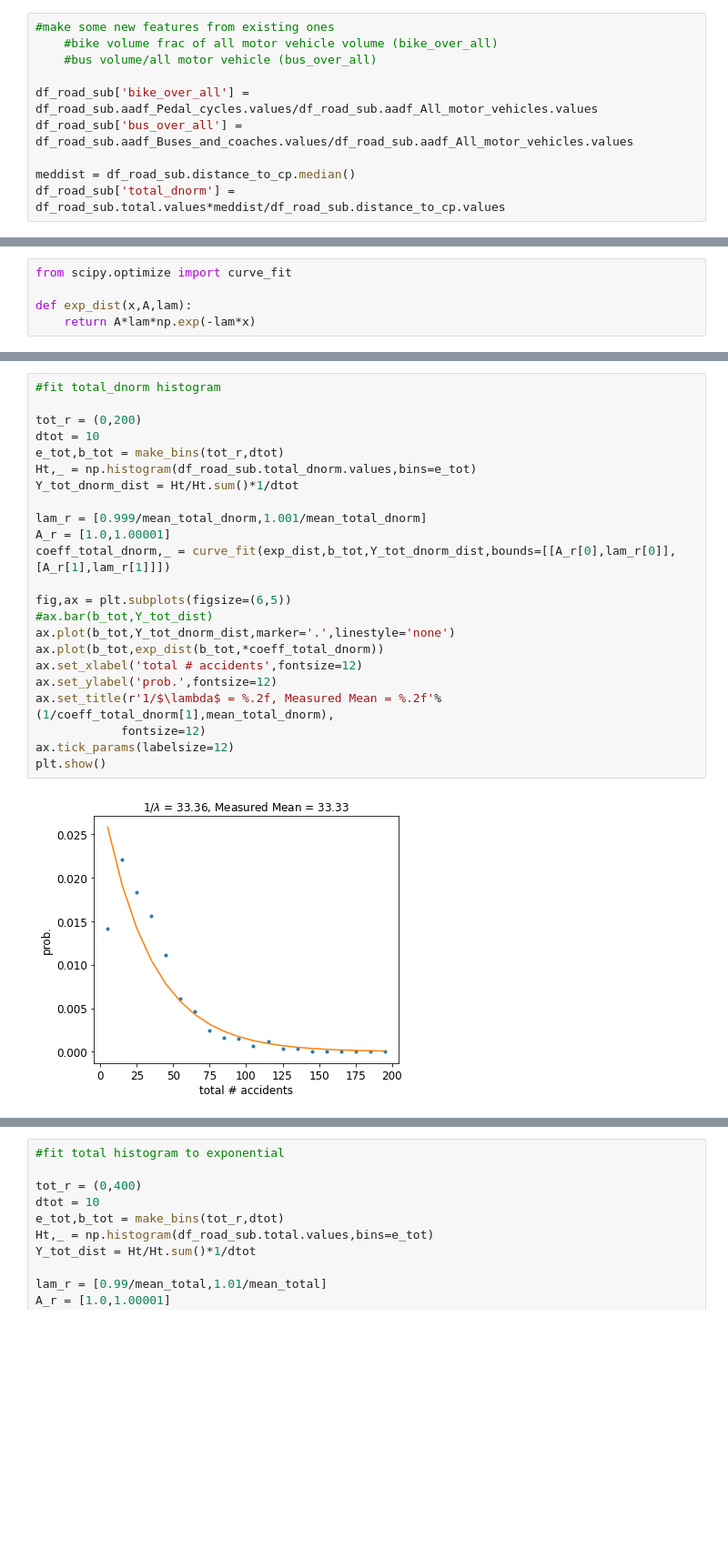
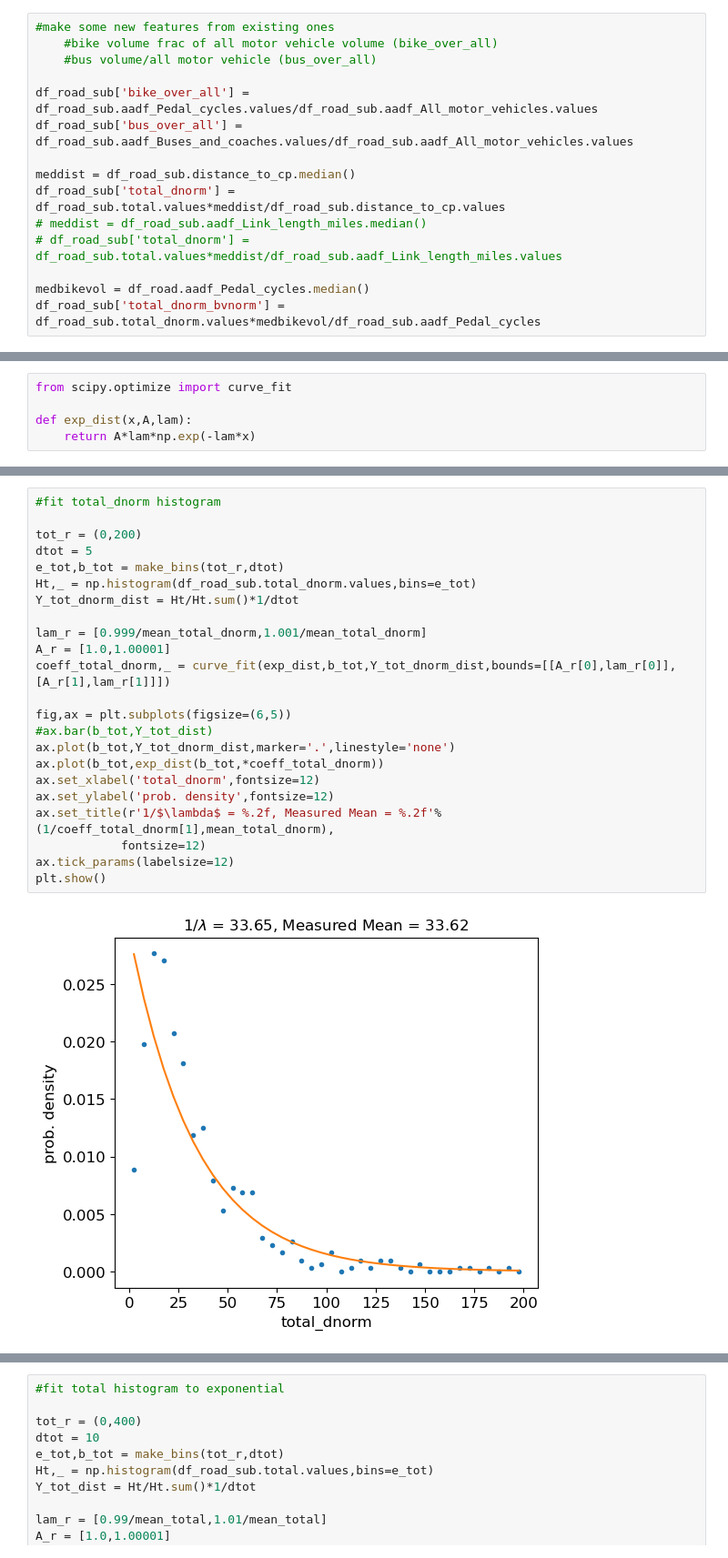
Before and after one commit to dtuthill/erdos_project, a Jupyter notebook: Greg_Analysis/df_road_analysis.ipynb, the cells around one changed output, grey strips where cells are left out. Shown at 91% size. Cells and saved outputs as stored; diff of their text form; blank space fills up the shorter version.

```diff
--- a/Greg_Analysis/df_road_analysis.ipynb
+++ b/Greg_Analysis/df_road_analysis.ipynb
@@ -46,6 +42,11 @@ df_road_sub['bus_over_all'] = df_road_sub.aadf_Buses_and_coaches.values/df_road_
 
 meddist = df_road_sub.distance_to_cp.median()
 df_road_sub['total_dnorm'] = df_road_sub.total.values*meddist/df_road_sub.distance_to_cp.values
+# meddist = df_road_sub.aadf_Link_length_miles.median()
+# df_road_sub['total_dnorm'] = df_road_sub.total.values*meddist/df_road_sub.aadf_Link_length_miles.values
+
+medbikevol = df_road.aadf_Pedal_cycles.median()
+df_road_sub['total_dnorm_bvnorm'] = df_road_sub.total_dnorm.values*medbikevol/df_road_sub.aadf_Pedal_cycles
 # %%
 #look at mean, variance, and median of total_dnorm
 mean_total_dnorm = df_road_sub.total_dnorm.mean()
@@ -96,25 +103,25 @@ def exp_dist(x,A,lam):
 # %%
 #fit total_dnorm histogram
 
 tot_r = (0,200)
-dtot = 10
+dtot = 5
 e_tot,b_tot = make_bins(tot_r,dtot)
 Ht,_ = np.histogram(df_road_sub.total_dnorm.values,bins=e_tot)
 Y_tot_dnorm_dist = Ht/Ht.sum()*1/dtot
 
 lam_r = [0.999/mean_total_dnorm,1.001/mean_total_dnorm]
 A_r = [1.0,1.00001]
 coeff_total_dnorm,_ = curve_fit(exp_dist,b_tot,Y_tot_dnorm_dist,bounds=[[A_r[0],lam_r[0]],[A_r[1],lam_r[1]]])
 
 fig,ax = plt.subplots(figsize=(6,5))
 #ax.bar(b_tot,Y_tot_dist)
 ax.plot(b_tot,Y_tot_dnorm_dist,marker='.',linestyle='none')
 ax.plot(b_tot,exp_dist(b_tot,*coeff_total_dnorm))
-ax.set_xlabel('total # accidents',fontsize=12)
-ax.set_ylabel('prob.',fontsize=12)
+ax.set_xlabel('total_dnorm',fontsize=12)
+ax.set_ylabel('prob. density',fontsize=12)
 ax.set_title(r'1/$\lambda$ = %.2f, Measured Mean = %.2f'%(1/coeff_total_dnorm[1],mean_total_dnorm),
             fontsize=12)
 ax.tick_params(labelsize=12)
 plt.show()
 # %% [output]
-[figure, old version]
+[figure, new version]
```
Also changed, not shown: parts of 12 cells of this notebook, 1 other file.
